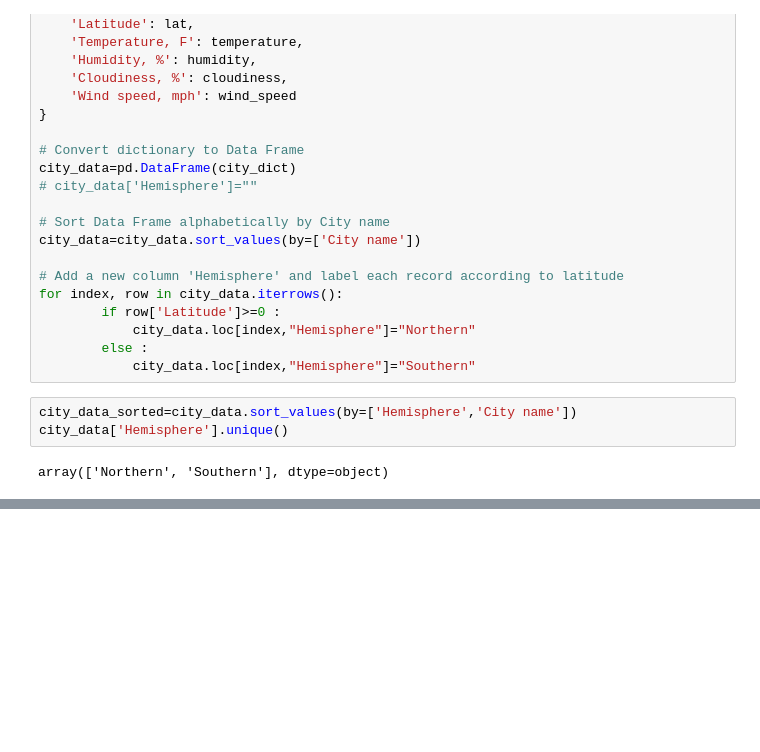
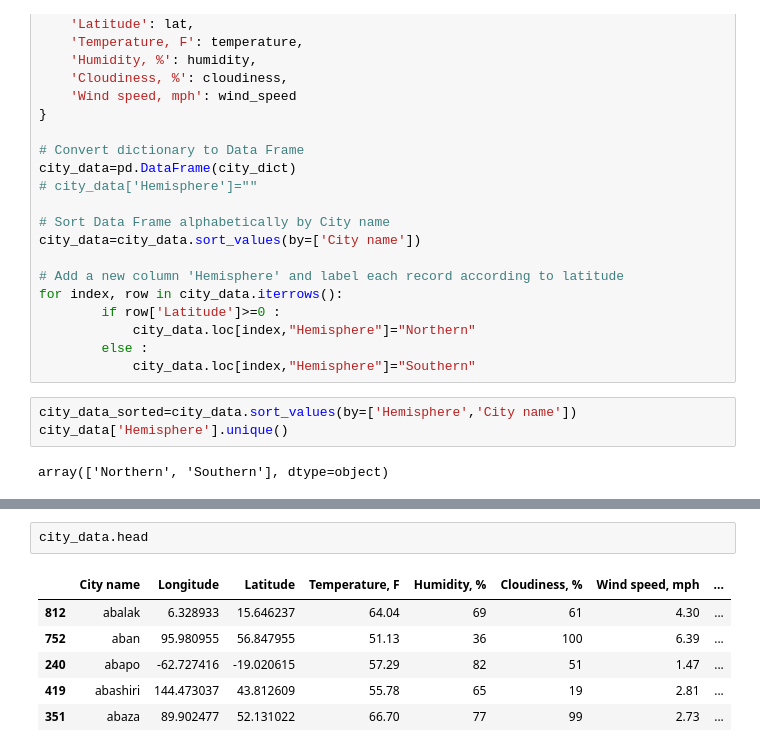
Before and after one commit to i-am-phoenix/python-api-challenge, a Jupyter notebook: WeatherPy/WeatherPy.ipynb, the cells around one changed output, grey strips where cells are left out. Drawn from its saved outputs; the diff is of its cells as text; blank space fills up the shorter version.

```diff
--- a/WeatherPy/WeatherPy.ipynb
+++ b/WeatherPy/WeatherPy.ipynb
@@ -207,0 +384,9 @@ plt.tight_layout()
+# %%
+city_data.head
+# %% [output]
+|  | City name | Longitude | Latitude | Temperature, F | Humidity, % | Cloudiness, % | Wind speed, mph | ... |
+| 812 | abalak | 6.328933 | 15.646237 | 64.04 | 69 | 61 | 4.30 | ... |
+| 752 | aban | 95.980955 | 56.847955 | 51.13 | 36 | 100 | 6.39 | ... |
+| 240 | abapo | -62.727416 | -19.020615 | 57.29 | 82 | 51 | 1.47 | ... |
+| 419 | abashiri | 144.473037 | 43.812609 | 55.78 | 65 | 19 | 2.81 | ... |
+| 351 | abaza | 89.902477 | 52.131022 | 66.70 | 77 | 99 | 2.73 | ... |
```
Also changed, not shown: parts of 5 cells of this notebook, 1 other file.
